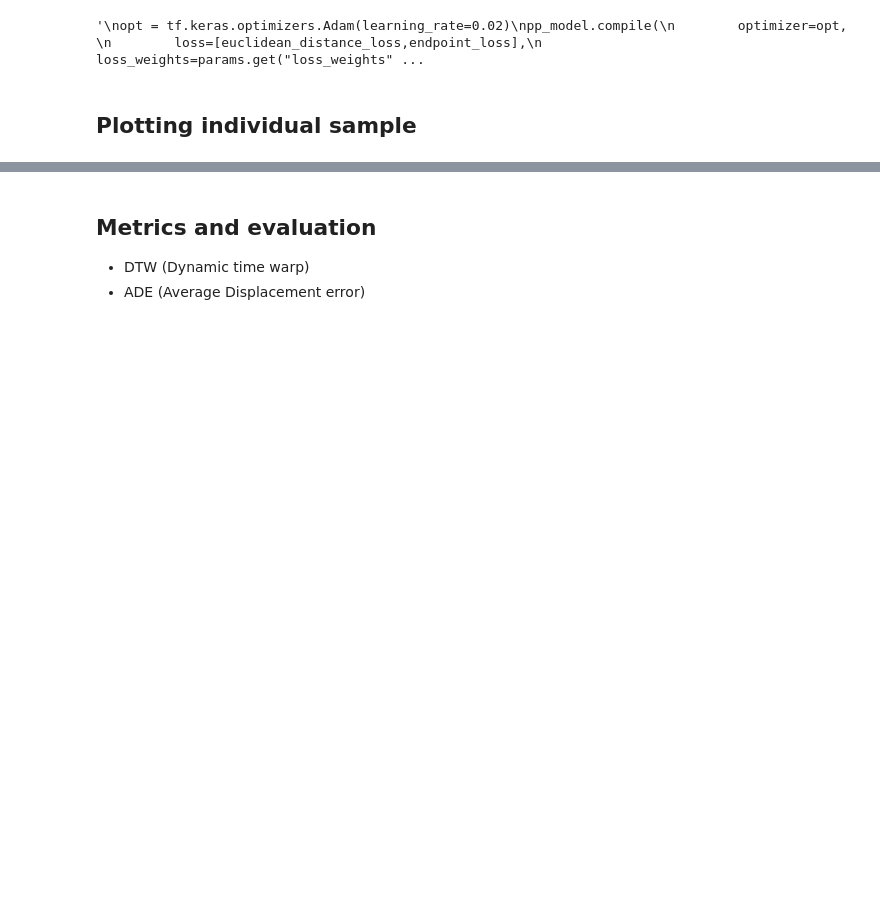
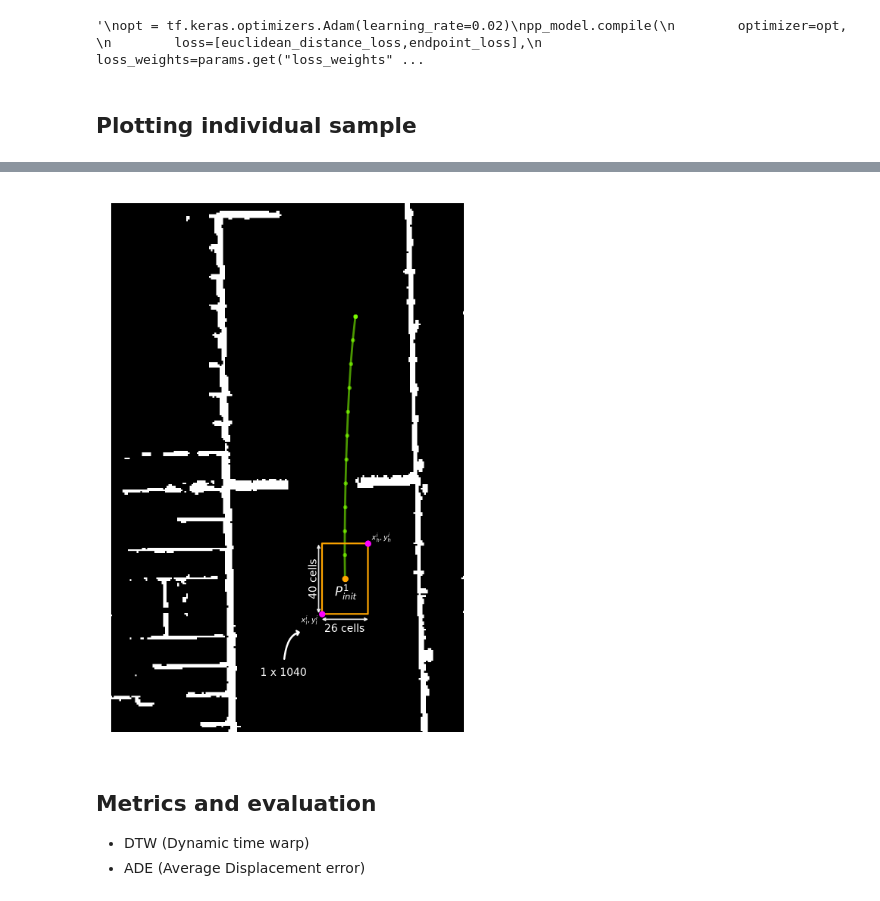
Before and after one commit to saitejamalyala/rosbag2numpy, a Jupyter notebook: test_model_fv.ipynb, the cells around one changed output, grey strips where cells are left out. Saved outputs shown, nothing was run; the diff lists cells and outputs as text; code cells hidden in the pictures; blank space fills up the shorter version.

```diff
--- a/test_model_fv.ipynb
+++ b/test_model_fv.ipynb
@@ -275,3 +641,95 @@ file_name = file_details[idx].numpy().decode('utf-8').replace("cm_fv_paths_odo_u
+# %%
+plt.figure(figsize=(3,5),dpi=400)
+plt.imshow(total_cost_map.astype(float),origin='lower',cmap='gray')
+
+#plt.colorbar(fraction=0.05)
+plt.plot(
+    init_path[idx][:, 0]*normalized_factor,
+    init_path[idx][:, 1]*normalized_factor,
+    "o-",
+    color="lawngreen",
+    markersize=1,
+    linewidth=1,alpha=0.6
+)
+'''plt.plot(
+    opt_path[idx][:, 0]*normalized_factor,
+    opt_path[idx][:, 1]*normalized_factor,
+    "--",
+    color="yellow",
+    markersize=1,
+    linewidth=1,
+)'''
+
+
+"""plt.plot(
+    predicted_paths[idx][:, 0]*normalized_factor,
+    predicted_paths[idx][:, 1]*normalized_factor,
+    "--",
+    color="orange",
+    markersize=1,
+    linewidth=1,
+)"""
+
+"""plt.plot(car_odo[idx][0] *normalized_factor,car_odo[idx][1] *normalized_factor,
+    "*",
+    color="red",
+    markersize=3,
+)"""
+#plt.legend(['gt_init_path', 'gt_opt_path', 'car_centre'], loc='lower left')
+#plt.legend(['gt_init_path', 'gt_opt_path', 'predicted path','car_centre'], loc='lower left')
+plt.axis("off")
+plt.ylim(500,800)
+plt.xlim(650,850)
+
+
+xoff = 13
+yoff = 20
+
+#point_idx = 3
+for point_idx in range(1):
+    pth_x = init_path[idx][point_idx,0]*normalized_factor
+    pth_y = init_path[idx][point_idx,1]*normalized_factor
+    box_x = [pth_x-xoff, pth_x-xoff, pth_x+xoff, pth_x+xoff, pth_x-xoff]
+    box_y = [pth_y-yoff, pth_y+yoff, pth_y+yoff, pth_y-yoff, pth_y-yoff]
+    plt.plot(box_x,box_y,color='orange',linewidth=0.8)
+
+    # arrow and box for annotations
+    plt.plot(pth_x,pth_y,"o-",color="orange",
+            markersize=2,linewidth=1)
+    plt.annotate(s="$P^{{1}}_{{init}}$",xy=(pth_x,pth_y),xytext=(pth_x-6,pth_y-10),size=6, color = 'w',)
+    arrowprops = dict(arrowstyle="<->,head_length=0.4,head_width=0.2",lw=0.6, alpha=0.9, color='w')
+
+    #lowerleft
+    plt.plot(box_x[0],box_y[0],"o-",color="magenta",
+            markersize=2,linewidth=1)
+    plt.annotate(s="$x_l^{i},y_l^{i}$",xy=(box_x[0],box_y[0]),xytext=(box_x[0]-12,box_y[0]-5),size=3.5, color = 'w')
+
+    #upperright
+    plt.plot(box_x[2],box_y[2],"o-",color="magenta",
+            markersize=2,linewidth=1)
+    plt.annotate(s="$x_h^{i},y_h^{i}$",xy=(box_x[2],box_y[2]),xytext=(box_x[2]+2,box_y[2]+2),size=3.5, color = 'w')
+
+
+    #bbox=dict(boxstyle="round", alpha=0.7, color='k')
+    plt.annotate(s="40 cells",xy=(pth_x-1.6*xoff,pth_y-yoff/2),size=5, color = 'w',rotation=90)
+    plt.annotate(s="",xy=(pth_x-1.15*xoff,pth_y-1.1*yoff),xytext=(pth_x-1.15*xoff,pth_y+1.1*yoff),size=3, color = 'w',rotation=90,
+                    arrowprops=arrowprops)
+    #plt.arrow(x=pth_x-1.15*xoff,y=pth_y-yoff,dx=0,dy=40,color='w')
+
+    plt.annotate(s="26 cells",xy=(pth_x-xoff/1.1,pth_y-1.5*yoff),size=5, color = 'w',rotation=0)
+    plt.annotate(s="",xy=(pth_x-1.2*xoff,pth_y-1.15*yoff),xytext=(pth_x+1.2*xoff,pth_y-1.15*yoff),size=3, color = 'w',rotation=0,
+                    arrowprops=arrowprops)
+
+
+    # annotation arrow
+    arrowprops = dict(arrowstyle="->,head_length=0.2,head_width=0.2",lw=0.9, connectionstyle="angle3,angleA=90,angleB=0",color='w')
+    plt.annotate('1 x 1040',
+                xy=(pth_x-xoff-10,pth_y-yoff-10),
+                xytext=(pth_x-xoff-35,pth_y-yoff-35), color='w',
+                arrowprops=arrowprops,
+                size = 5)
+# %% [output]
+[figure, added]
 # %% [markdown]
 ## Metrics and evaluation
  * DTW (Dynamic time warp)
```
Also changed, not shown: parts of 22 cells of this notebook, 8 other files.
